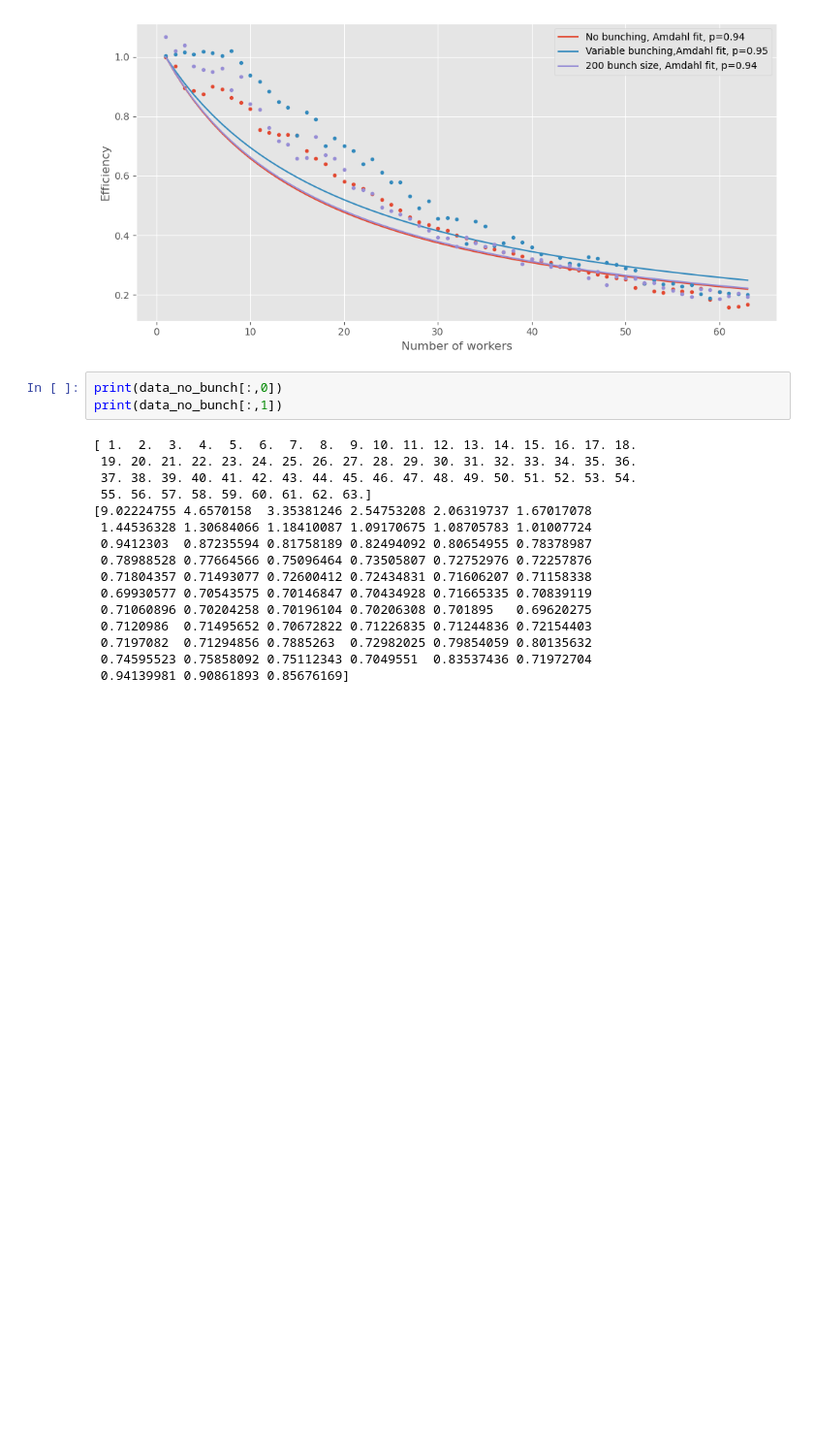
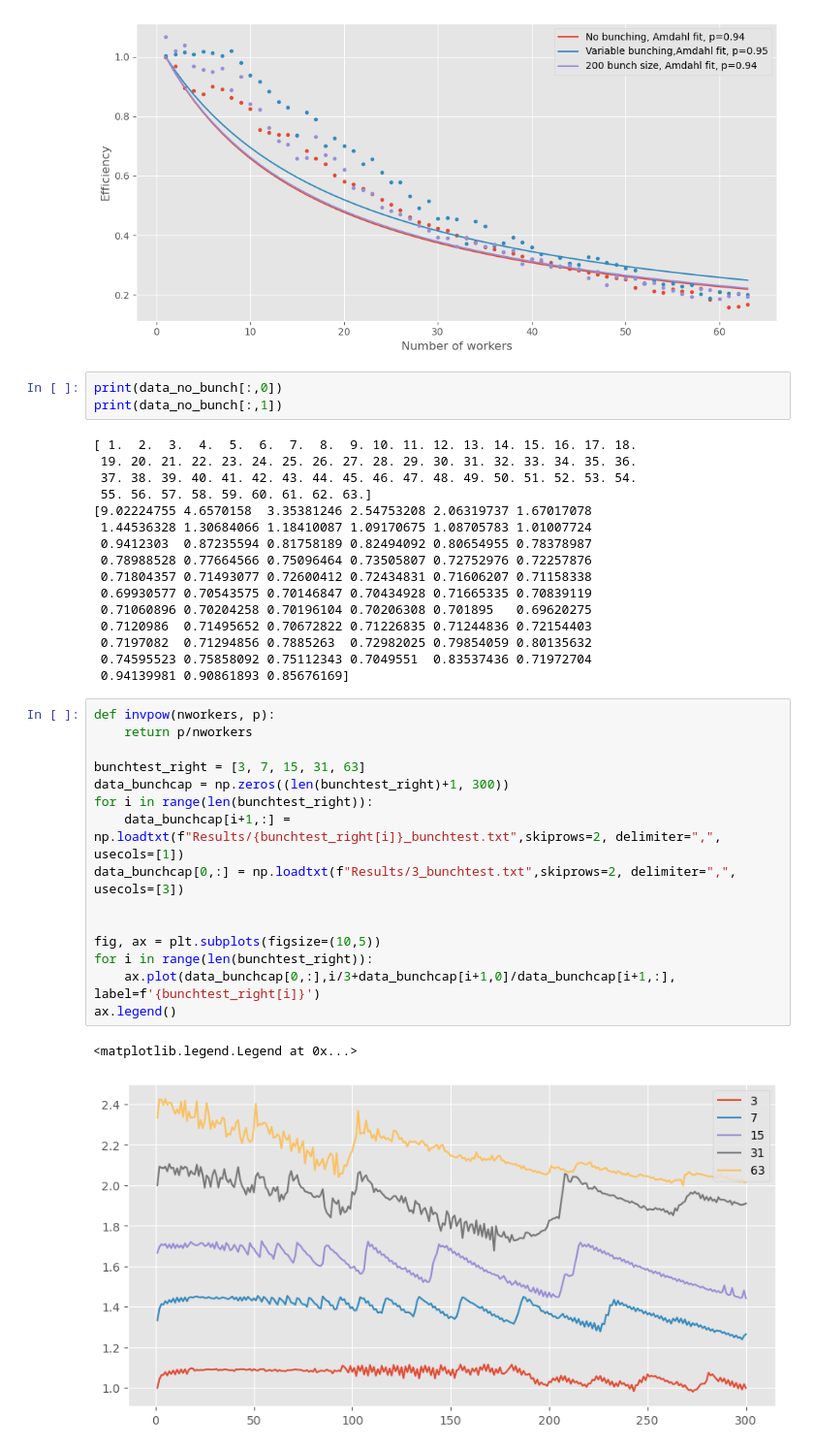
Before and after one commit to 2BeAsh/HPPC_Python_Project, a Jupyter notebook: Code/mpi4py/plots.ipynb, the cells around one changed output. Shown at 97% size. Saved outputs shown, nothing was run; the diff lists cells and outputs as text; blank space fills up the shorter version.

```diff
--- a/Code/mpi4py/plots.ipynb
+++ b/Code/mpi4py/plots.ipynb
@@ -286,3 +286,21 @@ print(data_no_bunch[:,1])
  0.7197082  0.71294856 0.7885263  0.72982025 0.79854059 0.80135632
  0.74595523 0.75858092 0.75112343 0.7049551  0.83537436 0.71972704
  0.94139981 0.90861893 0.85676169]
+# %%
+def invpow(nworkers, p):
+    return p/nworkers
+
+bunchtest_right = [3, 7, 15, 31, 63]
+data_bunchcap = np.zeros((len(bunchtest_right)+1, 300))
+for i in range(len(bunchtest_right)):
+    data_bunchcap[i+1,:] = np.loadtxt(f"Results/{bunchtest_right[i]}_bunchtest.txt",skiprows=2, delimiter=",", usecols=[1])
+data_bunchcap[0,:] = np.loadtxt(f"Results/3_bunchtest.txt",skiprows=2, delimiter=",", usecols=[3])
+
+
+fig, ax = plt.subplots(figsize=(10,5))
+for i in range(len(bunchtest_right)):
+    ax.plot(data_bunchcap[0,:],i/3+data_bunchcap[i+1,0]/data_bunchcap[i+1,:], label=f'{bunchtest_right[i]}')
+ax.legend()
+# %% [output]
+<matplotlib.legend.Legend at 0x...>
+[figure, added]
```
Also changed, not shown: parts of 1 cell of this notebook, 5 other files.
